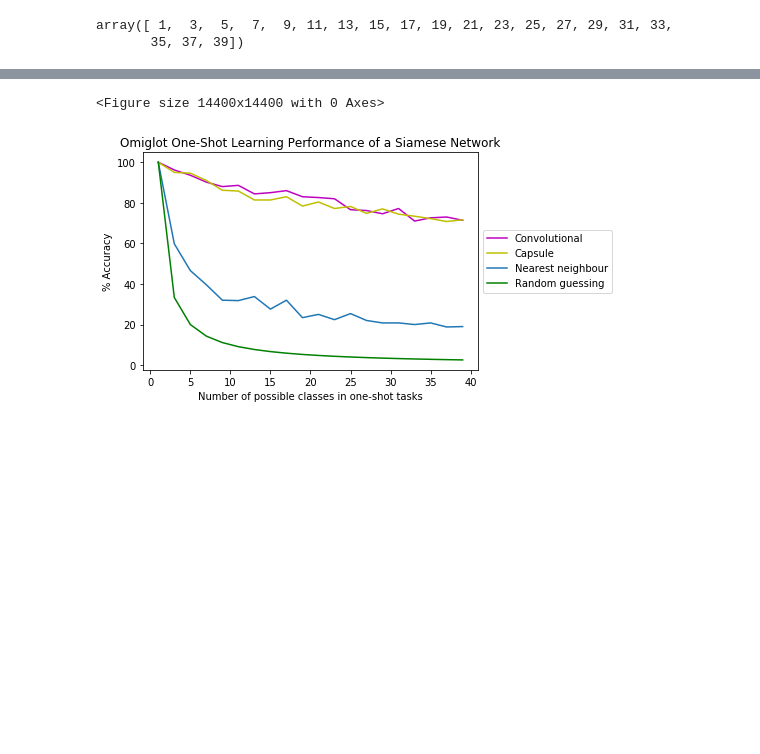
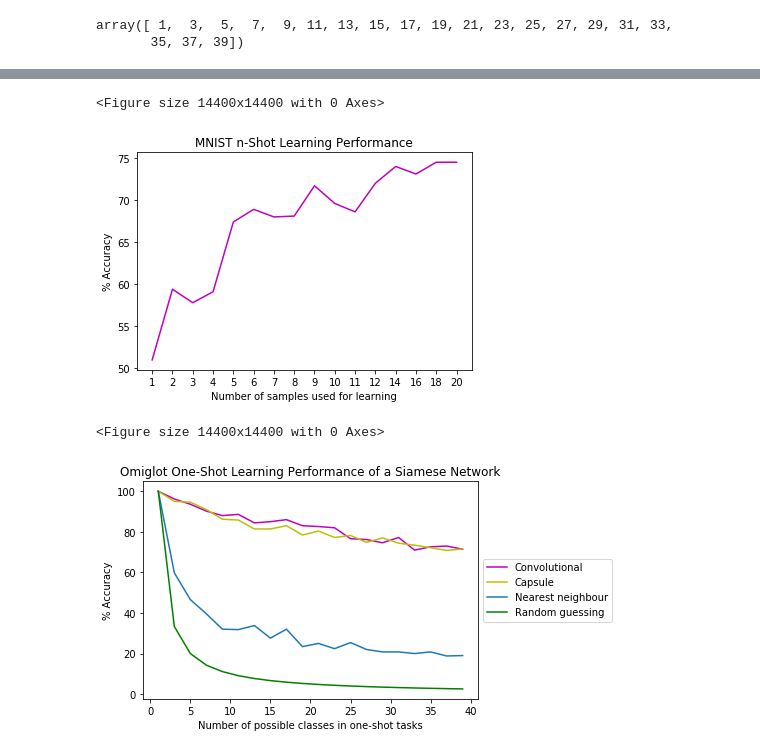
Before and after one commit to chamathabeysinghe/capsule_simaese_network, a Jupyter notebook: Evaluation chart.ipynb, the cells around one changed output, grey strips where cells are left out. Saved outputs shown, nothing was run; the diff lists cells and outputs as text; code cells hidden in the pictures; blank space fills up the shorter version.

```diff
--- a/Evaluation chart.ipynb
+++ b/Evaluation chart.ipynb
@@ -11,3 +140,29 @@ array([ 1,  3,  5,  7,  9, 11, 13, 15, 17, 19, 21, 23, 25, 27, 29, 31, 33,
+# %%
+convolutiona_accs = [100.0, 96.2, 93.6, 90.2, 88.0, 88.6, 84.4, 85.0, 86.0, 83.0, 82.6, 82.0, 76.6, 76.2, 74.6, 77.2, 71.0, 72.6, 73.0, 71.4]
+
+accuracies = {1: 51.0, 2: 59.4,3: 57.8, 4: 59.1,5: 67.4, 6:68.9,7:68.0,8:68.1,9:71.7,10:69.6,11:68.6,12:72.0,14:74.0,16:73.1,18:74.5, 20:74.5}
+indexes_to_keep = [*accuracies]
+y_to_use = list(accuracies.values())
+my_ticks = [i for i in range(len(indexes_to_keep))]
+# %%
+plt.figure(figsize=(200,200))
+ig,ax = plt.subplots(1)
+ax.set_xticks(my_ticks)
+ax.set_xticklabels(indexes_to_keep)
+
+ax.plot(my_ticks, y_to_use, "m", label="Convolutional")
+
+plt.xlabel("Number of samples used for learning")
+plt.ylabel("% Accuracy")
+plt.title("MNIST n-Shot Learning Performance")
+# box = ax.get_position()
+# ax.set_position([box.x0, box.y0, box.width * 0.8, box.height])
+# ax.legend(loc='center left', bbox_to_anchor=(1, 0.5))
+plt.savefig('graph.png', bbox_inches='tight')
+plt.show()
+# %% [output]
+<Figure size 14400x14400 with 0 Axes>
+[figure, added]
 # %%
 convolutiona_accs = [100.0, 96.2, 93.6, 90.2, 88.0, 88.6, 84.4, 85.0, 86.0, 83.0, 82.6, 82.0, 76.6, 76.2, 74.6, 77.2, 71.0, 72.6, 73.0, 71.4]
 capsule_rev2_accs = [100.0, 95.0, 94.6, 91.0, 86.2, 85.8, 81.4, 81.4, 83.0, 78.4, 80.4, 77.2, 78.2, 74.8, 77.0, 74.4, 73.4, 72.2, 70.8, 71.6]
```
Also changed, not shown: parts of 4 cells of this notebook, 6 other files.
